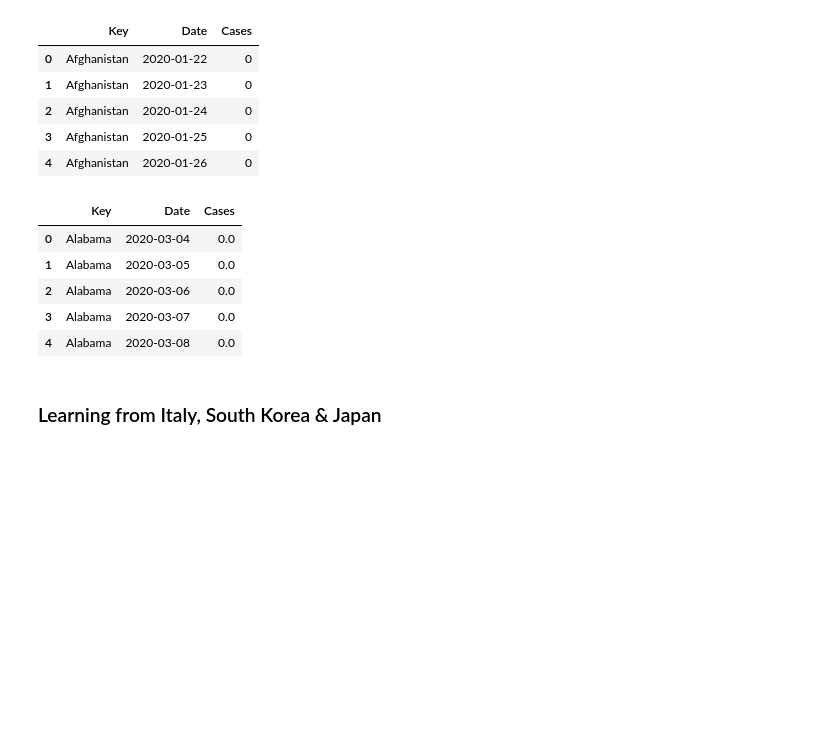
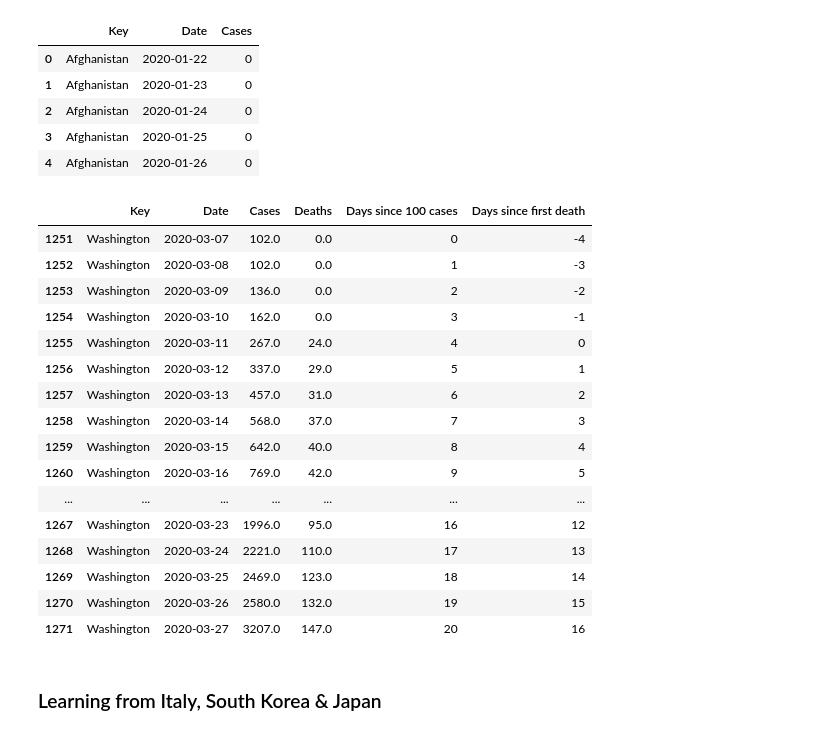
Before and after one commit to srikanthrc/running-to-stand-still, a Jupyter notebook: _notebooks/2020-03-26-covid19_compare_us_trajectories.ipynb, the cells around one changed output. Drawn from its saved outputs; the diff is of its cells as text; code cells hidden in the pictures; blank space fills up the shorter version.

Commit message:
Chart growth in number of deaths, compared to NY/CA

```diff
--- a/_notebooks/2020-03-26-covid19_compare_us_trajectories.ipynb
+++ b/_notebooks/2020-03-26-covid19_compare_us_trajectories.ipynb
@@ -68,15 +57,17 @@ dt_cols_s = df_s.columns[~df_s.columns.isin(['Province/State', 'Country/Region',
 dff_s = (df_s.groupby('Province/State')[dt_cols_s].sum()
           .stack().reset_index(name='positive')
           .rename(columns={'level_1': 'Date', 'Province/State': 'Key', 'positive': 'Cases'}))
+#display(dff_s.head(5))
+
+df_s = covid.get_covidtracking_data('death')
+t_s = (df_s.groupby('Province/State')[dt_cols_s].sum()
+        .stack().reset_index(name = 'death')
+        .rename(columns={'level_1': 'Date', 'Province/State': 'Key', 'death': 'Deaths'}))
+#display(t_s.head(5))
+
+dff_s = pd.merge(dff_s, t_s, on=['Key','Date'])
 dff_s['Date'] = pd.to_datetime(dff_s['Date'], format="%m/%d/%y")
-display(dff_s.head(5))
+#display(dff_s)
-# %% [output]
-|  | Key | Date | Cases |
-| 0 | Alabama | 2020-03-04 | 0.0 |
-| 1 | Alabama | 2020-03-05 | 0.0 |
-| 2 | Alabama | 2020-03-06 | 0.0 |
-| 3 | Alabama | 2020-03-07 | 0.0 |
-| 4 | Alabama | 2020-03-08 | 0.0 |
 # %%
 #hide
 MIN_CASES = 300
@@ -114,3 +103,31 @@ dff_s2 = dff_s[dff_s['Days since 100 cases'].ge(0)]
+# %%
+#hide
+SINCE_DEATH_NUM = 0
+days_since = (dff_s.assign(F=dff_s['Deaths'].gt(SINCE_DEATH_NUM))
+              .set_index('Date')
+              .groupby('Key')['F'].transform('idxmax'))
+dff_s['Days since first death'] = (dff_s['Date'] - days_since.values).dt.days.values
+
+dff_s2 = dff_s[dff_s['Days since 100 cases'].ge(0)]
+display(dff_s2[dff_s2['Key'].eq('Washington')])
+# %% [output]
+|  | Key | Date | Cases | Deaths | Days since 100 cases | Days since first death |
+| 1251 | Washington | 2020-03-07 | 102.0 | 0.0 | 0 | -4 |
+| 1252 | Washington | 2020-03-08 | 102.0 | 0.0 | 1 | -3 |
+| 1253 | Washington | 2020-03-09 | 136.0 | 0.0 | 2 | -2 |
+| 1254 | Washington | 2020-03-10 | 162.0 | 0.0 | 3 | -1 |
+| 1255 | Washington | 2020-03-11 | 267.0 | 24.0 | 4 | 0 |
+| 1256 | Washington | 2020-03-12 | 337.0 | 29.0 | 5 | 1 |
+| 1257 | Washington | 2020-03-13 | 457.0 | 31.0 | 6 | 2 |
+| 1258 | Washington | 2020-03-14 | 568.0 | 37.0 | 7 | 3 |
+| 1259 | Washington | 2020-03-15 | 642.0 | 40.0 | 8 | 4 |
+| 1260 | Washington | 2020-03-16 | 769.0 | 42.0 | 9 | 5 |
+| ... | ... | ... | ... | ... | ... | ... |
+| 1267 | Washington | 2020-03-23 | 1996.0 | 95.0 | 16 | 12 |
+| 1268 | Washington | 2020-03-24 | 2221.0 | 110.0 | 17 | 13 |
+| 1269 | Washington | 2020-03-25 | 2469.0 | 123.0 | 18 | 14 |
+| 1270 | Washington | 2020-03-26 | 2580.0 | 132.0 | 19 | 15 |
+| 1271 | Washington | 2020-03-27 | 3207.0 | 147.0 | 20 | 16 |
 # %%
 #hide
 def get_colors(x):
```
Also changed, not shown: parts of 12 cells of this notebook.
